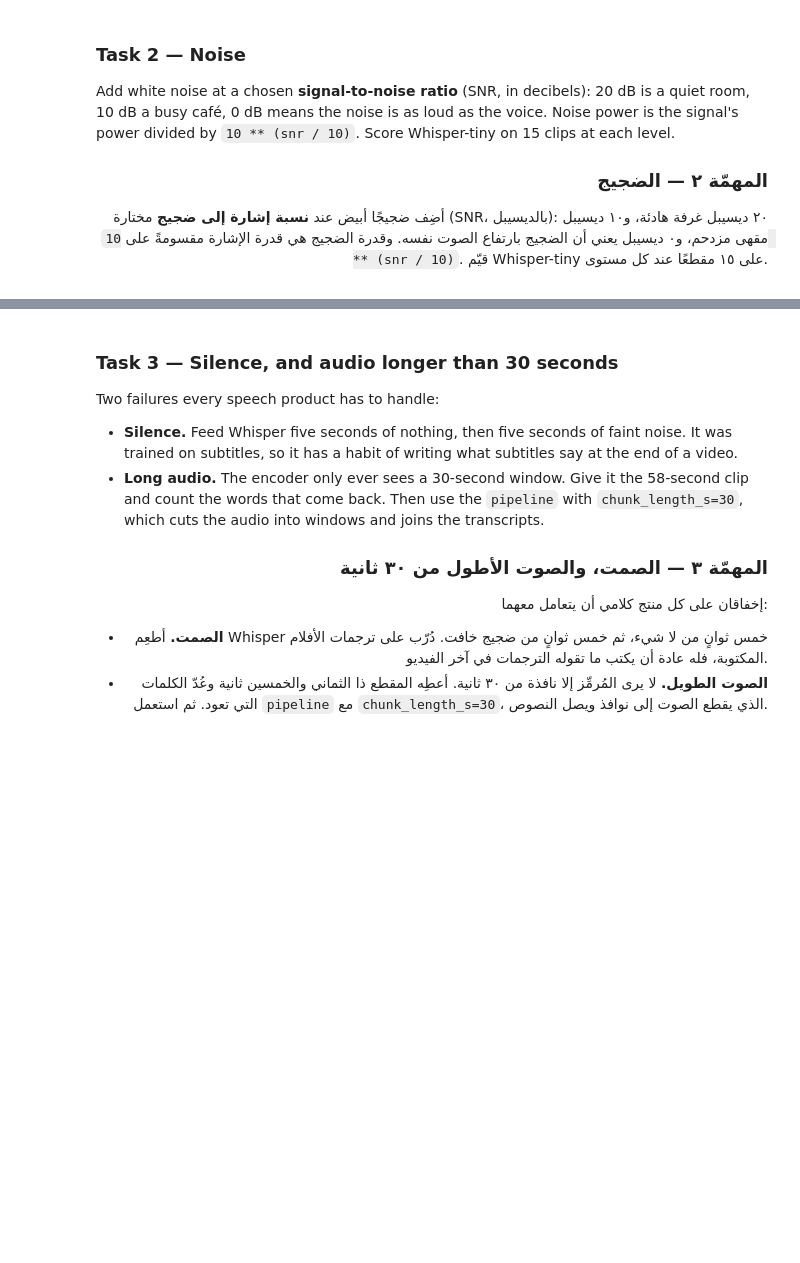
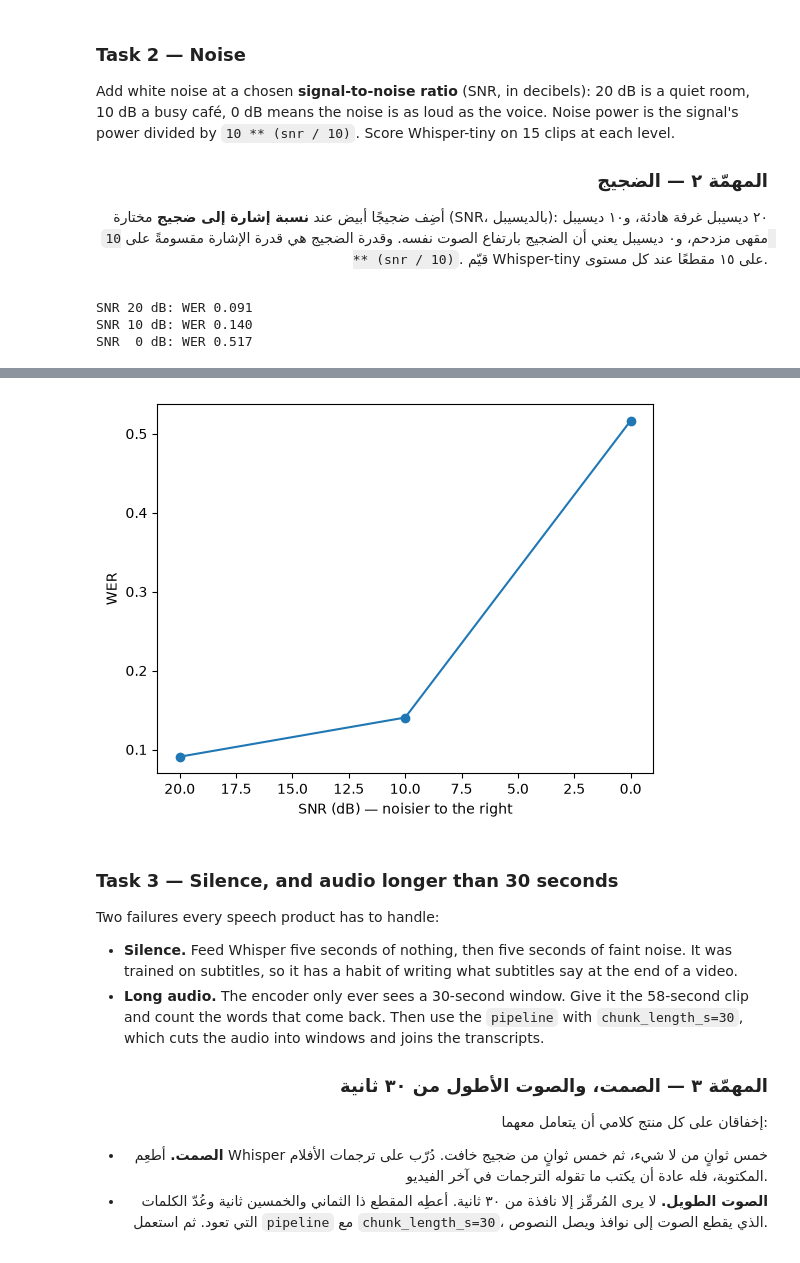
Before and after one commit to 507ahmed507-afk/AIEP_Olo_student, a Jupyter notebook: week_7_multimodal/labs/D3_speech_to_text/D3_speech_to_text_blank.ipynb, the cells around one changed output, grey strips where cells are left out. Drawn from its saved outputs; the diff is of its cells as text; code cells hidden in the pictures; blank space fills up the shorter version.

Commit message:
Complete W7D3 Speech-to-Text lab

```diff
--- a/week_7_multimodal/labs/D3_speech_to_text/D3_speech_to_text_blank.ipynb
+++ b/week_7_multimodal/labs/D3_speech_to_text/D3_speech_to_text_blank.ipynb
@@ -545,29 +642,38 @@ divided by `10 ** (snr / 10)`. Score Whisper-tiny on 15 clips at each level.
 
 </div>
 # %%
-# ────────────────────────────────────────────────────────────────────
-# 1) Signal power is (audio ** 2).mean(). Noise power = signal power / 10 ** (snr_db / 10).
-# 2) rng.normal(0, 1, len(audio)) has power 1; multiply it by sqrt(noise power) and add it to the audio.
-#
-# ١) قدرة الإشارة هي `(audio ** 2).mean()`. وقدرة الضجيج = قدرة الإشارة / `10 ** (snr_db / 10)`.
-# ٢) `rng.normal(0, 1, len(audio))` قدرته ١؛ اضربه في الجذر التربيعي لقدرة الضجيج وأضِفه إلى الصوت.
-# ────────────────────────────────────────────────────────────────────
+
 
 rng = np.random.default_rng(SEED)
 
 
 def add_noise(audio, snr_db):
     """`audio` plus white noise at `snr_db` decibels below it."""
-    # TODO: Scale unit-power white noise to the right power for snr_db and return audio + noise (float32).
-    # مهمة: اضبط ضجيجًا أبيض قدرته ١ إلى القدرة المناسبة لـ`snr_db` وأعِد `audio + noise` بنوع float32.
+    signal_power = (audio ** 2).mean()
+    noise_power = signal_power / (10 ** (snr_db / 10))
+    noise = rng.normal(0, 1, len(audio)) * np.sqrt(noise_power)
+    return (audio + noise).astype("float32")
 
 
 NOISY = EN.head(15)
 NOISE_WER = {}
+
 for snr in [20, 10, 0]:
     hyps = [transcribe(add_noise(load(f)[0], snr)) for f in NOISY.file]
-    NOISE_WER[snr] = wer(" ".join(map(normalise_en, NOISY.text)), " ".join(map(normalise_en, hyps)))
+    NOISE_WER[snr] = wer(
+        " ".join(map(normalise_en, NOISY.text)),
+        " ".join(map(normalise_en, hyps))
+    )
     print(f"SNR {snr:>2} dB: WER {NOISE_WER[snr]:.3f}")
+
 display(Audio(add_noise(load(EN.file[0])[0], 0), rate=RATE))
-plt.plot(list(NOISE_WER), list(NOISE_WER.values()), "o-"); plt.gca().invert_xaxis()
-plt.xlabel("SNR (dB) — noisier to the right"); plt.ylabel("WER"); plt.show()
+
+plt.plot(list(NOISE_WER), list(NOISE_WER.values()), "o-")
+plt.gca().invert_xaxis()
+plt.xlabel("SNR (dB) — noisier to the right")
+plt.ylabel("WER")
+plt.show()
+# %% [output]
+SNR 20 dB: WER 0.091
+SNR 10 dB: WER 0.140
+SNR  0 dB: WER 0.517
@@ -574,3 +681,4 @@ plt.xlabel("SNR (dB) — noisier to the right"); plt.ylabel("WER"); plt.show()
+[figure, added]
 # %% [markdown]
 ### Task 3 — Silence, and audio longer than 30 seconds
 
```
Also changed, not shown: parts of 15 cells of this notebook.
